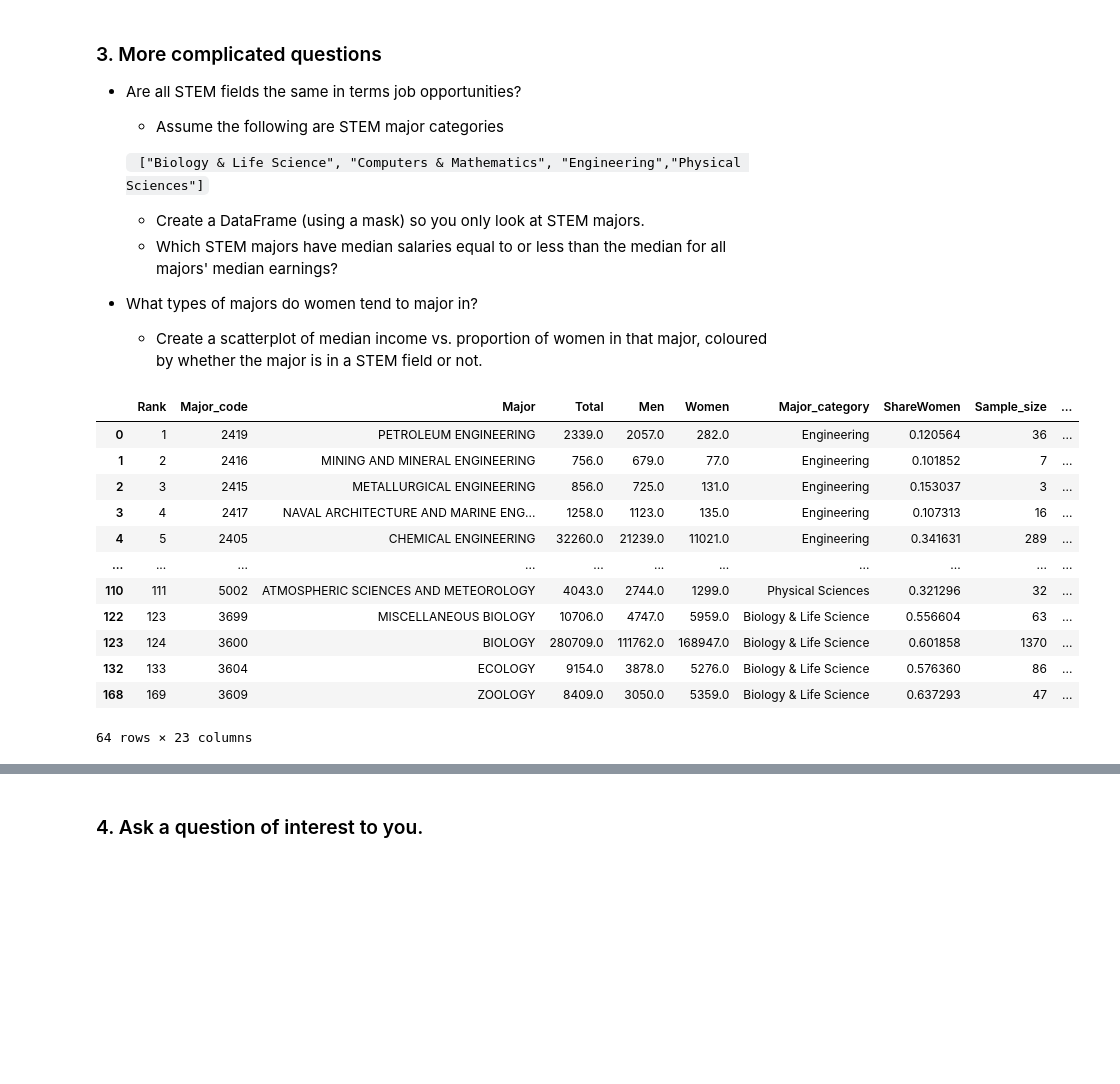
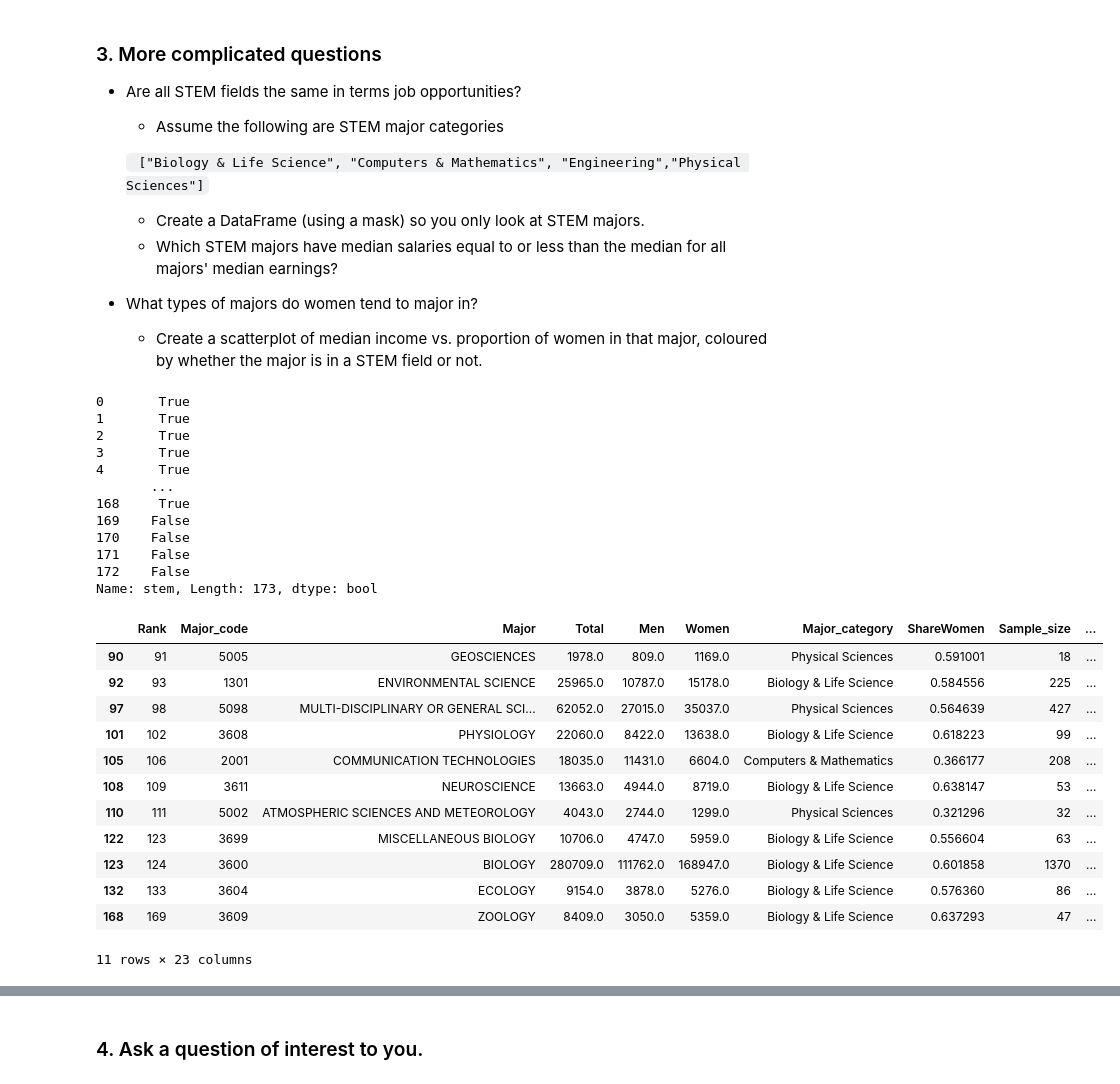
Before and after one commit to colesmi/Day7, a Jupyter notebook: Day7-HW.ipynb, the cells around one changed output, grey strips where cells are left out. Saved outputs shown, nothing was run; the diff lists cells and outputs as text; code cells hidden in the pictures; blank space fills up the shorter version.

```diff
--- a/Day7-HW.ipynb
+++ b/Day7-HW.ipynb
@@ -366,23 +366,39 @@ maj.show()
 * What types of majors do women tend to major in?
     * Create a scatterplot of median income vs. proportion of women in that major, coloured by whether the major is in a STEM field or not.
 # %%
-
+line = ["Biology & Life Science", "Computers & Mathematics", "Engineering","Physical Sciences"]
 STEM = (DF_raw['Major_category'] == "Biology & Life Science") | (DF_raw['Major_category'] == "Computers & Mathematics") | (DF_raw['Major_category'] == "Engineering") | (DF_raw['Major_category'] == "Physical Sciences")
-DF_raw[STEM]
+DF_STEM = DF_raw[STEM]
+earn = (DF_STEM['Median'] <= DF_raw['Median'].median())
+DF_raw['stem'] = (DF_raw['Major_category'] == "Biology & Life Science") | (DF_raw['Major_category'] == "Computers & Mathematics") | (DF_raw['Major_category'] == "Engineering") | (DF_raw['Major_category'] == "Physical Sciences")
+DF_raw['stem']
 # %% [output]
-|  | Rank | Major_code | Major | Total | Men | Women | Major_category | ShareWomen | Sample_size | ... |
-| 0 | 1 | 2419 | PETROLEUM ENGINEERING | 2339.0 | 2057.0 | 282.0 | Engineering | 0.120564 | 36 | ... |
-| 1 | 2 | 2416 | MINING AND MINERAL ENGINEERING | 756.0 | 679.0 | 77.0 | Engineering | 0.101852 | 7 | ... |
-| 2 | 3 | 2415 | METALLURGICAL ENGINEERING | 856.0 | 725.0 | 131.0 | Engineering | 0.153037 | 3 | ... |
-| 3 | 4 | 2417 | NAVAL ARCHITECTURE AND MARINE ENG... | 1258.0 | 1123.0 | 135.0 | Engineering | 0.107313 | 16 | ... |
-| 4 | 5 | 2405 | CHEMICAL ENGINEERING | 32260.0 | 21239.0 | 11021.0 | Engineering | 0.341631 | 289 | ... |
-| ... | ... | ... | ... | ... | ... | ... | ... | ... | ... | ... |
-| 110 | 111 | 5002 | ATMOSPHERIC SCIENCES AND METEOROLOGY | 4043.0 | 2744.0 | 1299.0 | Physical Sciences | 0.321296 | 32 | ... |
-| 122 | 123 | 3699 | MISCELLANEOUS BIOLOGY | 10706.0 | 4747.0 | 5959.0 | Biology & Life Science | 0.556604 | 63 | ... |
-| 123 | 124 | 3600 | BIOLOGY | 280709.0 | 111762.0 | 168947.0 | Biology & Life Science | 0.601858 | 1370 | ... |
-| 132 | 133 | 3604 | ECOLOGY | 9154.0 | 3878.0 | 5276.0 | Biology & Life Science | 0.576360 | 86 | ... |
-| 168 | 169 | 3609 | ZOOLOGY | 8409.0 | 3050.0 | 5359.0 | Biology & Life Science | 0.637293 | 47 | ... |
-64 rows × 23 columns
+0       True
+1       True
+2       True
+3       True
+4       True
+       ...
+168     True
+169    False
+170    False
+171    False
+172    False
+Name: stem, Length: 173, dtype: bool
 # %%
-#
+DF_STEM[earn]
+# %% [output]
+|  | Rank | Major_code | Major | Total | Men | Women | Major_category | ShareWomen | Sample_size | ... |
+| 90 | 91 | 5005 | GEOSCIENCES | 1978.0 | 809.0 | 1169.0 | Physical Sciences | 0.591001 | 18 | ... |
+| 92 | 93 | 1301 | ENVIRONMENTAL SCIENCE | 25965.0 | 10787.0 | 15178.0 | Biology & Life Science | 0.584556 | 225 | ... |
+| 97 | 98 | 5098 | MULTI-DISCIPLINARY OR GENERAL SCI... | 62052.0 | 27015.0 | 35037.0 | Physical Sciences | 0.564639 | 427 | ... |
+| 101 | 102 | 3608 | PHYSIOLOGY | 22060.0 | 8422.0 | 13638.0 | Biology & Life Science | 0.618223 | 99 | ... |
+| 105 | 106 | 2001 | COMMUNICATION TECHNOLOGIES | 18035.0 | 11431.0 | 6604.0 | Computers & Mathematics | 0.366177 | 208 | ... |
+| 108 | 109 | 3611 | NEUROSCIENCE | 13663.0 | 4944.0 | 8719.0 | Biology & Life Science | 0.638147 | 53 | ... |
+| 110 | 111 | 5002 | ATMOSPHERIC SCIENCES AND METEOROLOGY | 4043.0 | 2744.0 | 1299.0 | Physical Sciences | 0.321296 | 32 | ... |
+| 122 | 123 | 3699 | MISCELLANEOUS BIOLOGY | 10706.0 | 4747.0 | 5959.0 | Biology & Life Science | 0.556604 | 63 | ... |
+| 123 | 124 | 3600 | BIOLOGY | 280709.0 | 111762.0 | 168947.0 | Biology & Life Science | 0.601858 | 1370 | ... |
+| 132 | 133 | 3604 | ECOLOGY | 9154.0 | 3878.0 | 5276.0 | Biology & Life Science | 0.576360 | 86 | ... |
+| 168 | 169 | 3609 | ZOOLOGY | 8409.0 | 3050.0 | 5359.0 | Biology & Life Science | 0.637293 | 47 | ... |
+11 rows × 23 columns
 # %%
```
Also changed, not shown: parts of 3 cells of this notebook.
